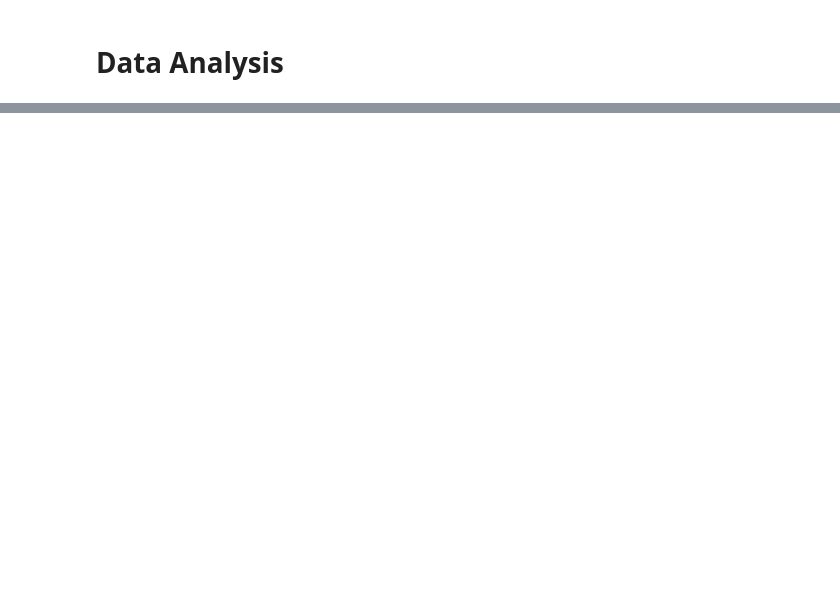
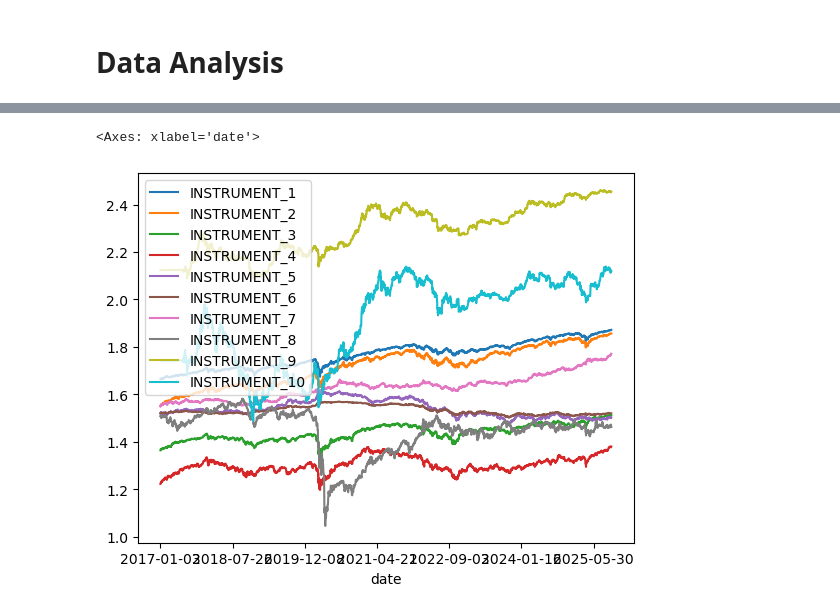
Before and after one commit to berra-dogan/man-imperial-algothon-2026, a Jupyter notebook: model.ipynb, the cells around one changed output, grey strips where cells are left out. Saved outputs shown, nothing was run; the diff lists cells and outputs as text; code cells hidden in the pictures; blank space fills up the shorter version.

```diff
--- a/model.ipynb
+++ b/model.ipynb
@@ -588,0 +747,7 @@ KeyboardInterrupt:
+# %%
+price_log = pd.read_csv(f"data/{DATE}/prices.csv")
+price_log = price_log.set_index('date')
+price_log = np.log(price_log)
+
+returns_log = price_log - price_log.shift()
+returns_log.cov().values
@@ -588,0 +844,6 @@ KeyboardInterrupt:
+# %%
+# df_prices.set_index('date')
+np.log(price_log).plot()
+# %% [output]
+<Axes: xlabel='date'>
+[figure, added]
```
Also changed, not shown: parts of 14 cells of this notebook, 8 other files.
